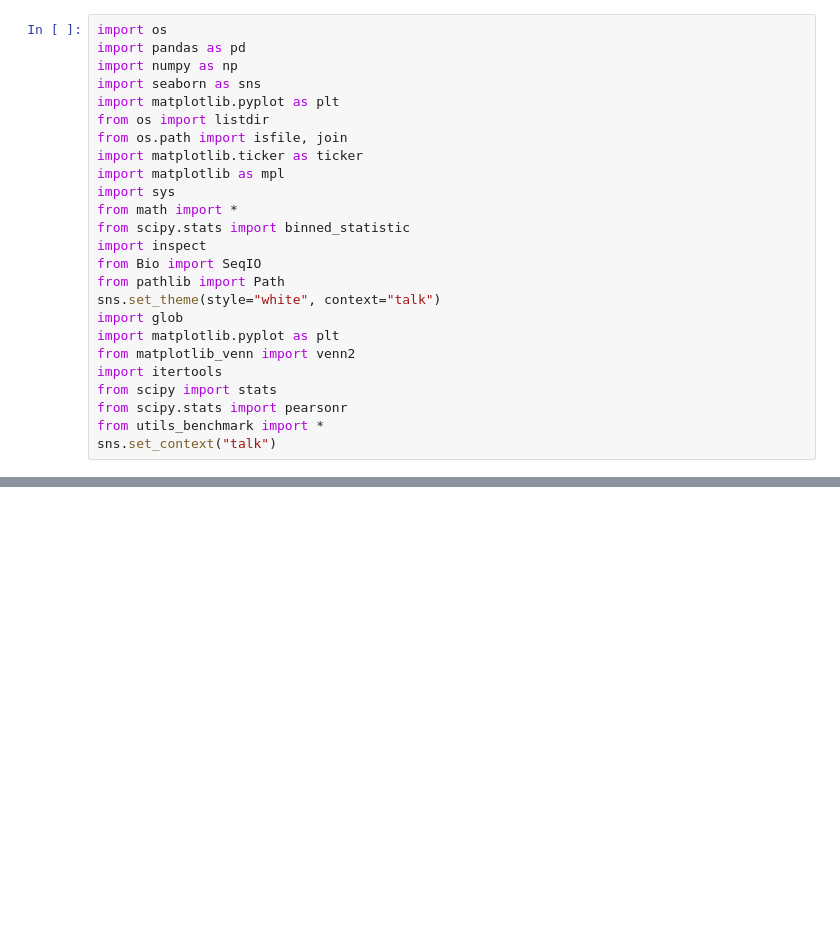
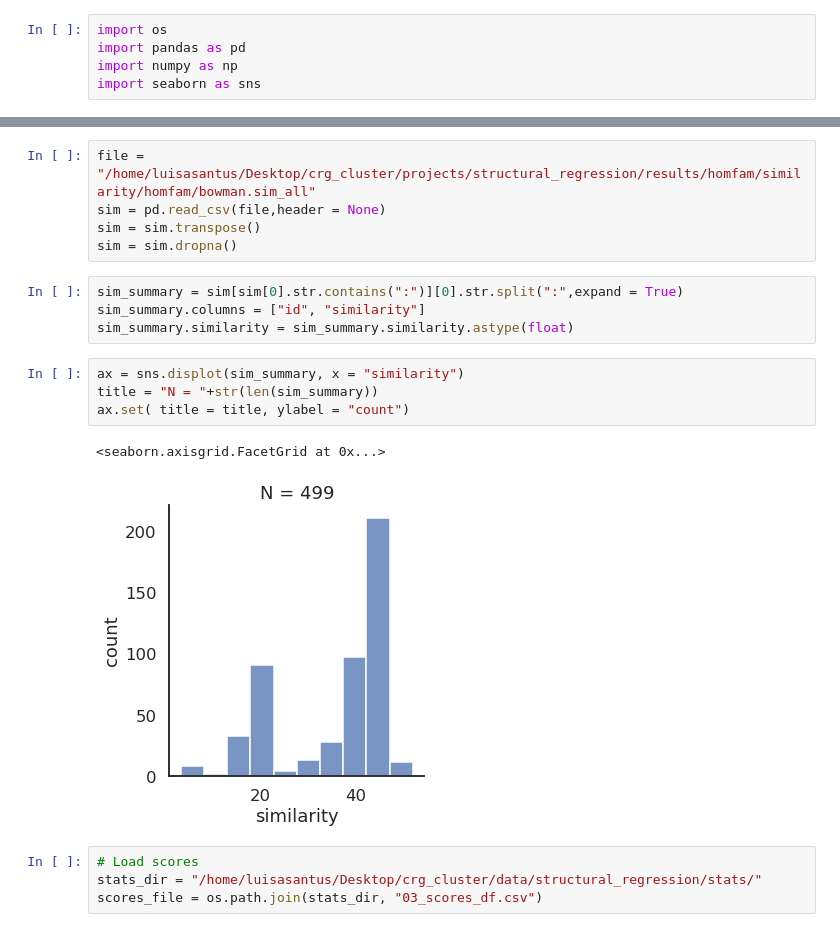
Before and after one commit to luisas/nf_structural_regression, a Jupyter notebook: notebook/10_testset.ipynb, the cells around one changed output, grey strips where cells are left out. Saved outputs shown, nothing was run; the diff lists cells and outputs as text; blank space fills up the shorter version.

```diff
--- a/notebook/10_testset.ipynb
+++ b/notebook/10_testset.ipynb
@@ -3,25 +3,5 @@ import os
 import pandas as pd
 import numpy as np
 import seaborn as sns
-import matplotlib.pyplot as plt
-from os import listdir
-from os.path import isfile, join
-import matplotlib.ticker as ticker
-import matplotlib as mpl
-import sys
-from math import *
-from scipy.stats import binned_statistic
-import inspect
-from Bio import SeqIO
-from pathlib import Path
-sns.set_theme(style="white", context="talk")
-import glob
-import matplotlib.pyplot as plt
-from matplotlib_venn import venn2
-import itertools
-from scipy import stats
-from scipy.stats import pearsonr
-from utils_benchmark import *
-sns.set_context("talk")
 # %%
 evaluation_dir = "/home/luisasantus/Desktop/crg_cluster/projects/structural_regression/results/"
@@ -50,0 +45,20 @@ for file in list(glob.glob(sims)):
+# %%
+file = "/home/luisasantus/Desktop/crg_cluster/projects/structural_regression/results/homfam/similarity/homfam/bowman.sim_all"
+sim = pd.read_csv(file,header = None)
+sim = sim.transpose()
+sim = sim.dropna()
+# %%
+sim_summary = sim[sim[0].str.contains(":")][0].str.split(":",expand = True)
+sim_summary.columns = ["id", "similarity"]
+sim_summary.similarity = sim_summary.similarity.astype(float)
+# %%
+ax = sns.displot(sim_summary, x = "similarity")
+title = "N = "+str(len(sim_summary))
+ax.set( title = title, ylabel = "count")
+# %% [output]
+<seaborn.axisgrid.FacetGrid at 0x...>
+[figure, added]
+# %%
+# Load scores
+stats_dir = "/home/luisasantus/Desktop/crg_cluster/data/structural_regression/stats/"
+scores_file = os.path.join(stats_dir, "03_scores_df.csv")
```
Also changed, not shown: parts of 11 cells of this notebook, 10 other files.
